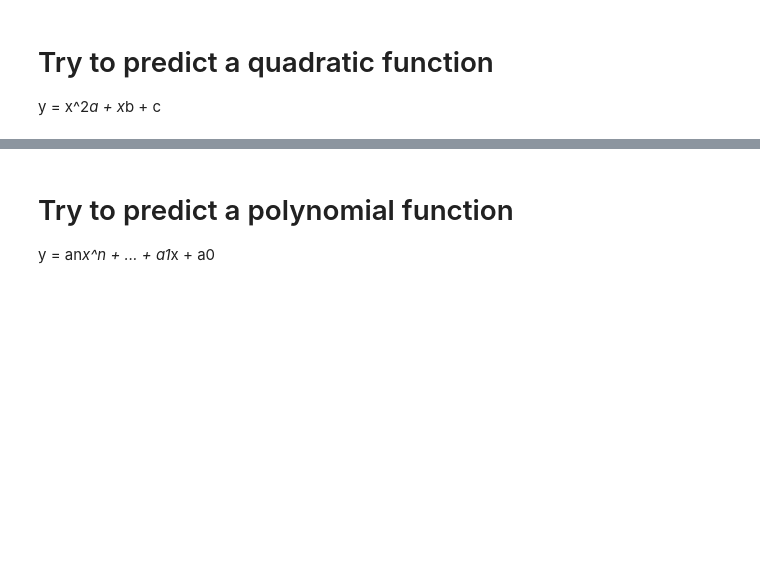
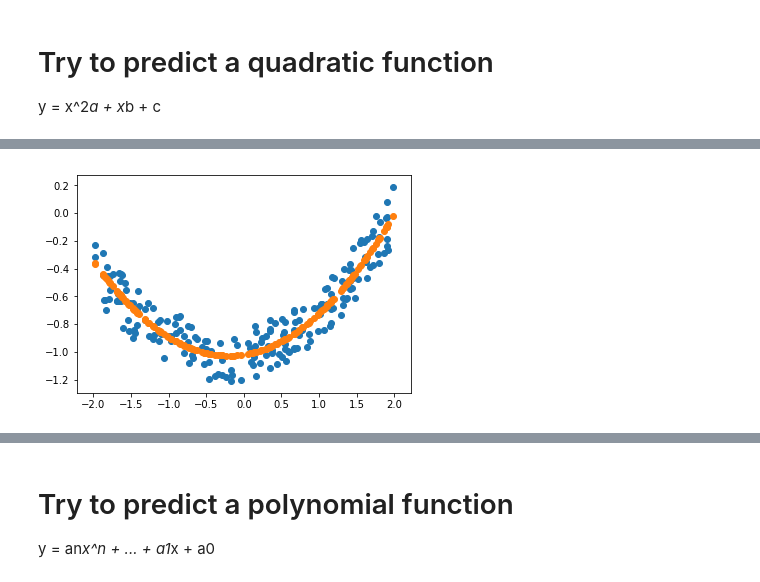
Before and after one commit to artste/fastai-samples, a Jupyter notebook: dl1/lesson2-sgd-polynomial.ipynb, the cells around one changed output, grey strips where cells are left out. Saved outputs shown, nothing was run; the diff lists cells and outputs as text; code cells hidden in the pictures; blank space fills up the shorter version.

```diff
--- a/dl1/lesson2-sgd-polynomial.ipynb
+++ b/dl1/lesson2-sgd-polynomial.ipynb
@@ -223,3 +233,9 @@ animation.FuncAnimation(fig, animate, np.arange(0, 200), interval=20)
+# %%
+#Final prediction
+plt.scatter(x[:,1],y)
+plt.scatter(x[:,1],x@a);
+# %% [output]
+[figure, added]
 # %%
 print('Predicted = ', str(a))
 print('Expected = ', str(to_find))
```
Also changed, not shown: parts of 22 cells of this notebook.
